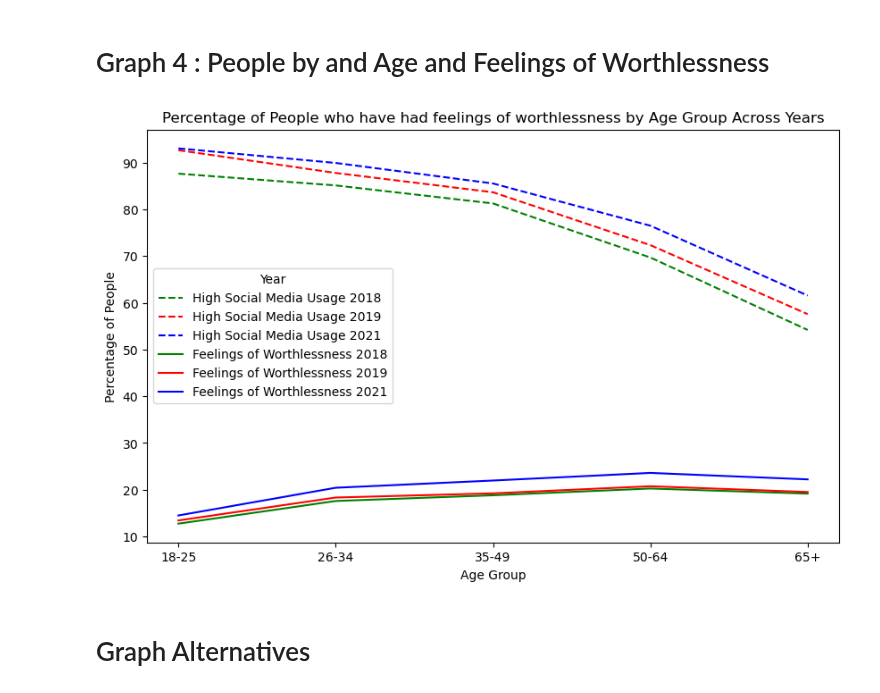
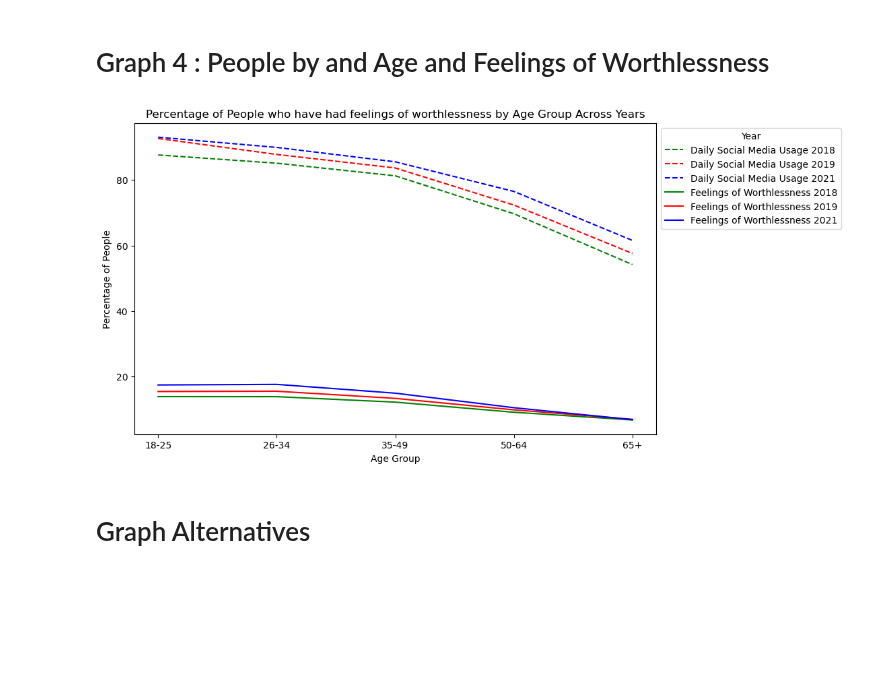
Before and after one commit to uic-cs418/group-project-gamon, a Jupyter notebook: eng.ipynb, the cells around one changed output. Saved outputs shown, nothing was run; the diff lists cells and outputs as text; code cells hidden in the pictures; blank space fills up the shorter version.

```diff
--- a/eng.ipynb
+++ b/eng.ipynb
@@ -207,7 +207,7 @@ plt.show()
 # %%
 def worthlessPlot(df, ax, label, color='blue', linestyle='-'):
     # Determine if worse_worthless is 3 or higher
-    df['worthless_high'] = df['worse_worthless'] >= 3
+    df['worthless_high'] = df['worse_worthless'] <= 3
 
     # Group by age and count how many meet the criteria
     group_counts = df.groupby('age')['worthless_high'].sum()
@@ -224,35 +224,35 @@ def worthlessPlot(df, ax, label, color='blue', linestyle='-'):
         'Percentage': percentages.values
     })
 
     # Calculate moving average for smoothing (e.g., over 3 data points)
     plot_data['Moving Avg'] = plot_data['Percentage'].rolling(window=3, min_periods=1).mean()
 
     # Plot using seaborn with optional smoothing on the given axis
     sns.lineplot(data=plot_data, x='Age Group', y='Moving Avg', ax=ax, label=f"Feelings of Worthlessness {label}", color=color, linestyle=linestyle)
 
 # Create a single figure and axis for all plots
 fig, ax = plt.subplots(figsize=(10, 6))
 
 # Call snsPlot for each DataFrame and year
 snsPlot(coreTrends2018df, '2018', ax, 'green')
 snsPlot(coreTrends2019df, '2019', ax, 'red')
 snsPlot(coreTrends2021df, '2021', ax, 'blue')
 
 # Call diffSocialPlot for each DataFrame and year, using the same axis
 worthlessPlot(NSDUH2018df, ax, '2018', 'green', '-')
 worthlessPlot(NSDUH2019df, ax, '2019', 'red', '-')
 worthlessPlot(NSDUH2021df, ax, '2021', 'blue', '-')
 
 # Set the title and labels, and show the legend
 plt.title('Percentage of People who have had feelings of worthlessness by Age Group Across Years')
 plt.xlabel('Age Group')
 plt.ylabel('Percentage of People')
-plt.legend(title='Year')
+plt.legend(title='Year', loc='upper left', bbox_to_anchor=(1,1))
 
 # Show the plot
 plt.show()
 # %% [output]
-[figure, old version]
+[figure, new version]
 # %% [markdown]
 # Graph Alternatives
 # %% [markdown]
```
Also changed, not shown: parts of 4 cells of this notebook, 3 other files.
